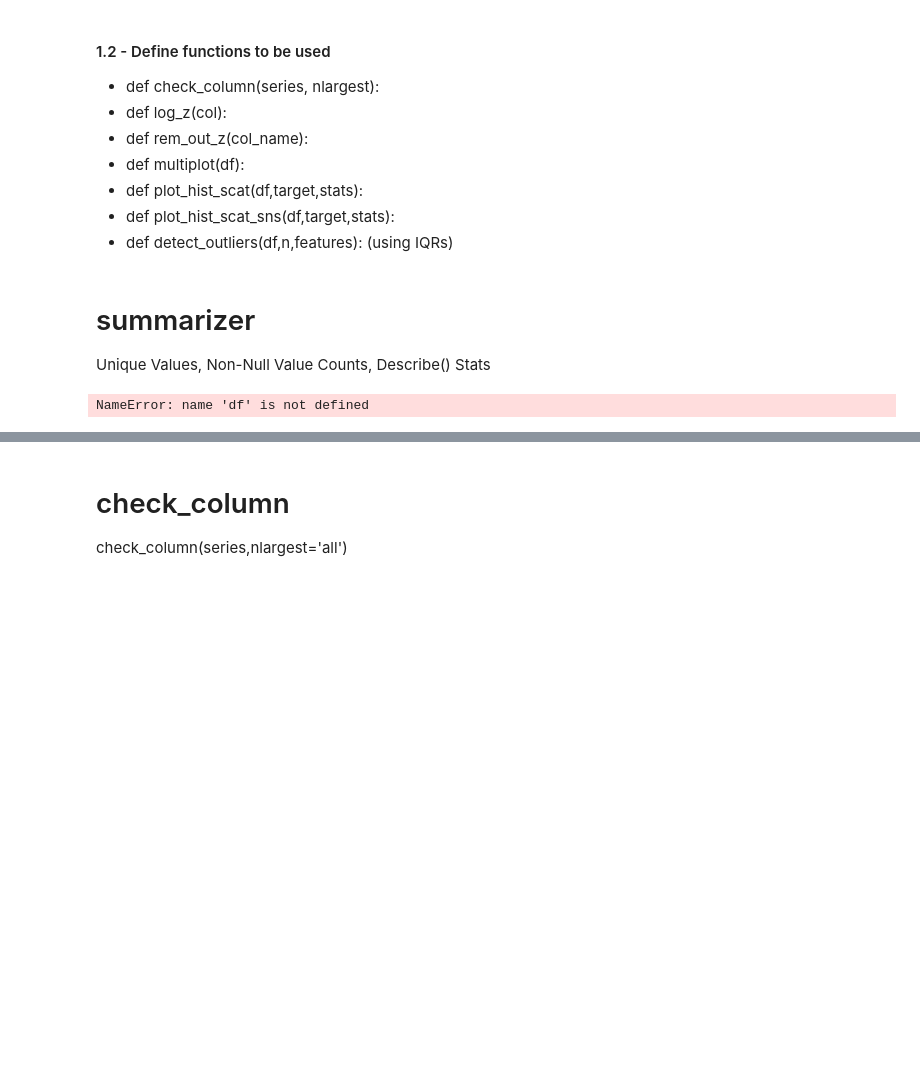
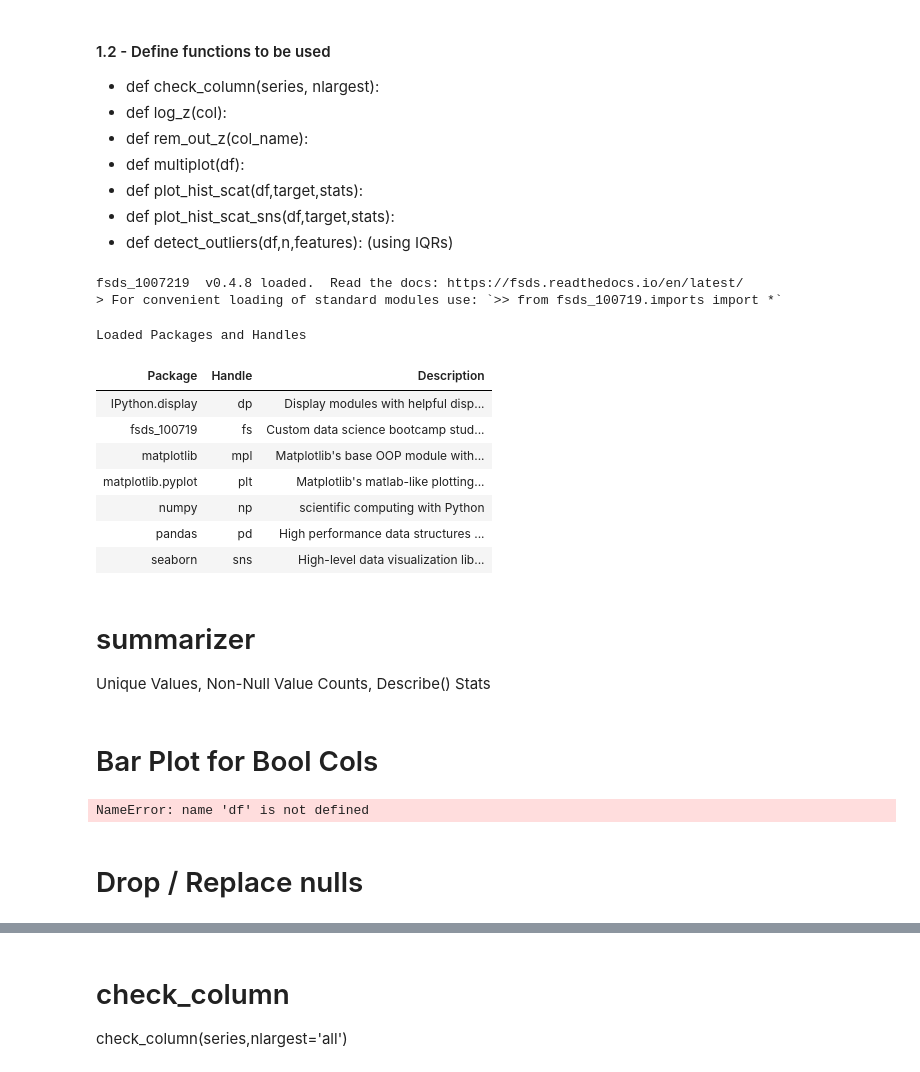
Before and after one commit to alphasentaurii/predicting-home-values-with-multiple-linear-regression, a Jupyter notebook: functions.ipynb, the cells around one changed output, grey strips where cells are left out. Saved outputs shown, nothing was run; the diff lists cells and outputs as text; code cells hidden in the pictures; blank space fills up the shorter version.

```diff
--- a/functions.ipynb
+++ b/functions.ipynb
@@ -7,6 +7,29 @@
    * def plot_hist_scat(df,target,stats):
    * def plot_hist_scat_sns(df,target,stats):
    * def detect_outliers(df,n,features): (using IQRs)
+# %%
+import fsds_100719 as fs
+from fsds_100719.imports import *
+plt.style.use('seaborn')
+#inline_rc = dict(mpl.rcParams)
+import statsmodels.api as sm
+import statsmodels.formula.api as smf
+from scipy.stats import normaltest as normtest # D'Agostino and Pearson's omnibus test
+from collections import Counter
+from sklearn.preprocessing import RobustScaler
+from sklearn.preprocessing import MinMaxScaler
+# %% [output]
+fsds_1007219  v0.4.8 loaded.  Read the docs: https://fsds.readthedocs.io/en/latest/
+> For convenient loading of standard modules use: `>> from fsds_100719.imports import *`
+Loaded Packages and Handles
+| Package | Handle | Description |
+| IPython.display | dp | Display modules with helpful disp... |
+| fsds_100719 | fs | Custom data science bootcamp stud... |
+| matplotlib | mpl | Matplotlib's base OOP module with... |
+| matplotlib.pyplot | plt | Matplotlib's matlab-like plotting... |
+| numpy | np | scientific computing with Python |
+| pandas | pd | High performance data structures ... |
+| seaborn | sns | High-level data visualization lib... |
 # %% [markdown]
 # summarizer
 Unique Values, Non-Null Value Counts, Describe() Stats
@@ -21,6 +44,8 @@ def summarizer(data, column):
 
 
 #summarizer(df, 'waterfront')
+# %% [markdown]
+# Bar Plot for Bool Cols
 # %%
 # Bar plot - boolean values
 
@@ -34,2 +70,4 @@ plt.show()
 # %% [output]
 NameError: name 'df' is not defined
+# %% [markdown]
+# Drop / Replace nulls
```
Also changed, not shown: parts of 25 cells of this notebook, 3 other files.
